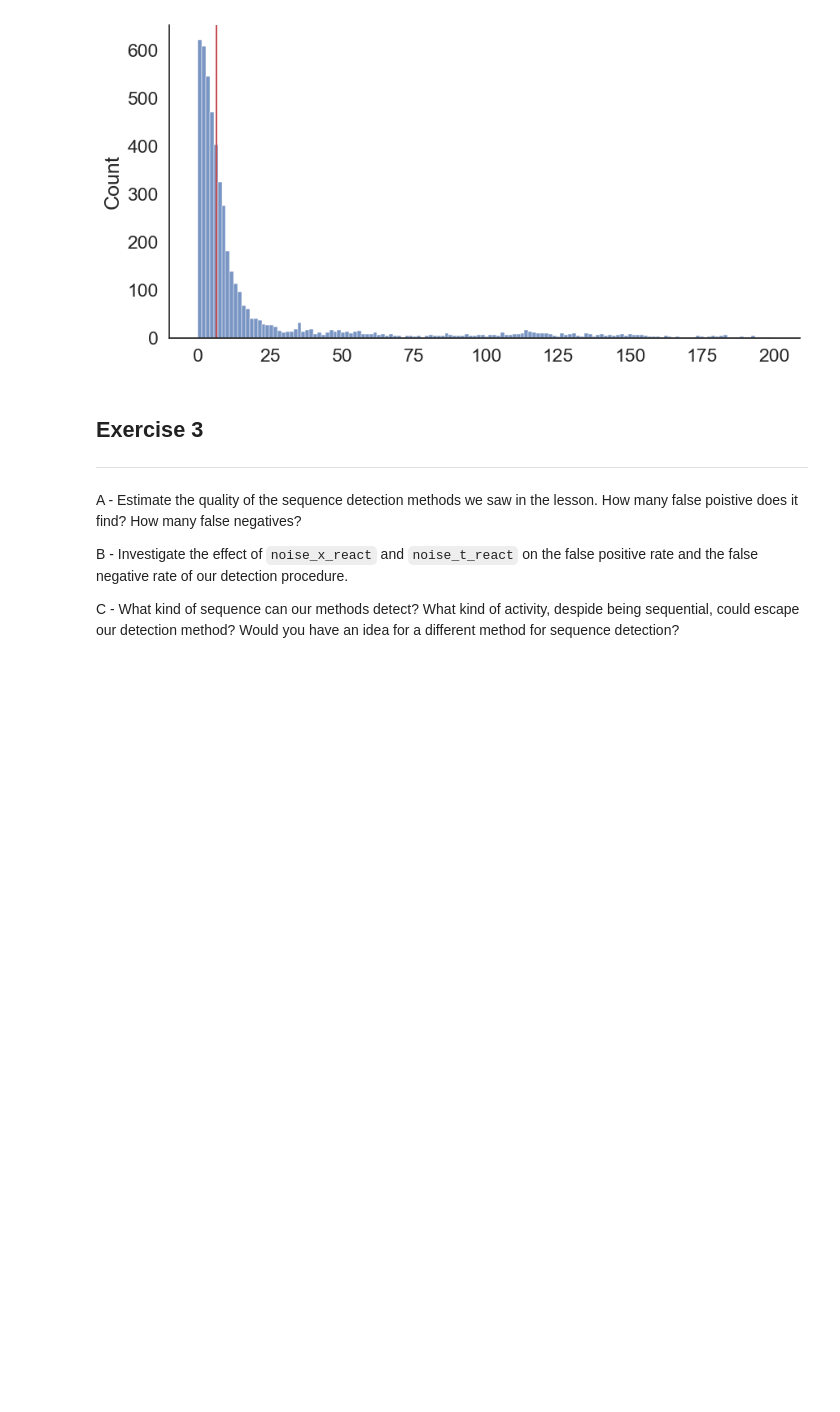
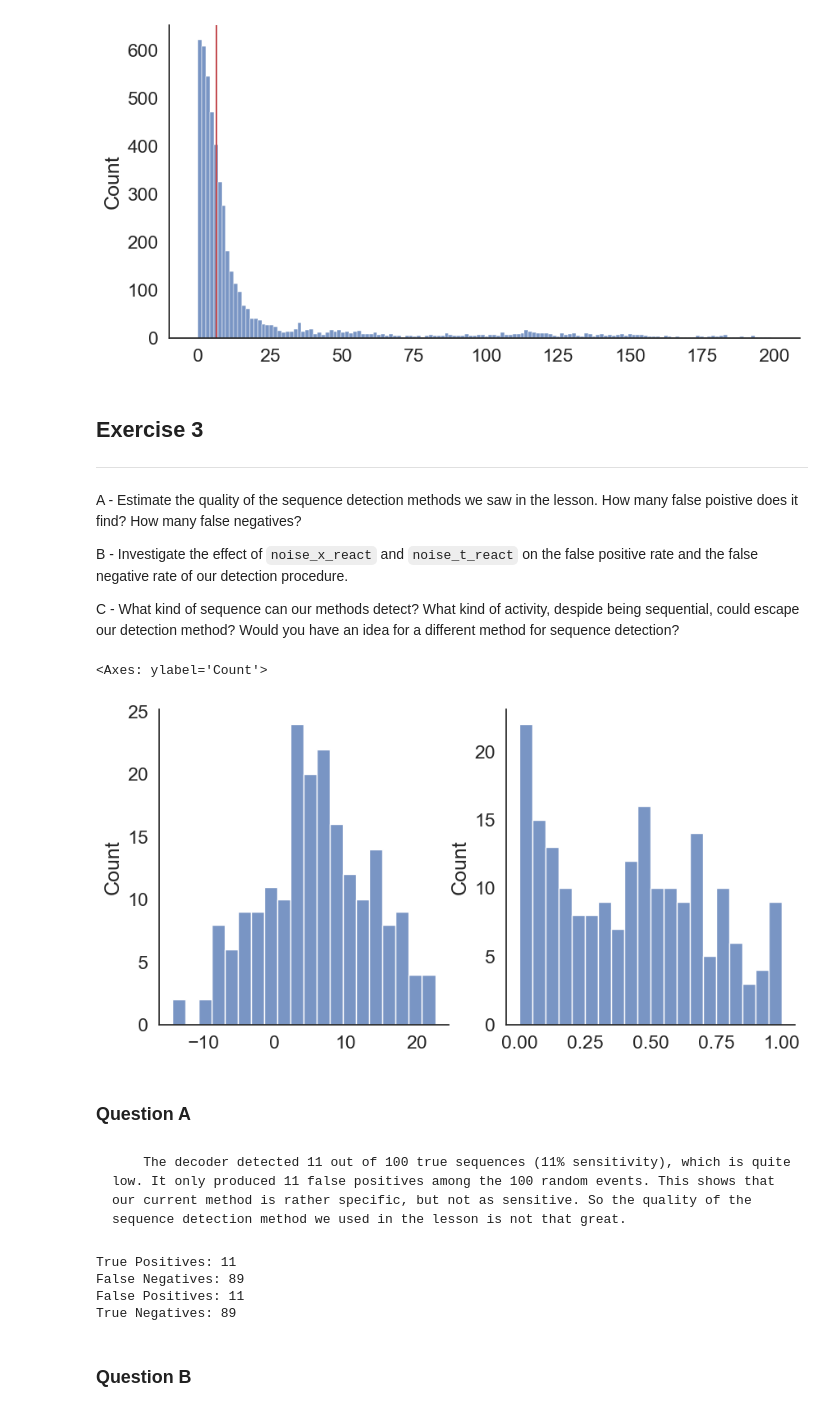
Before and after one commit to EvaMare/Neuro_Analysis, a Jupyter notebook: 3-population-methods-main/01-bayes-decoding/module_3a_exercises.ipynb, the cells around one changed output. Drawn from its saved outputs; the diff is of its cells as text; code cells hidden in the pictures; blank space fills up the shorter version.

```diff
--- a/3-population-methods-main/01-bayes-decoding/module_3a_exercises.ipynb
+++ b/3-population-methods-main/01-bayes-decoding/module_3a_exercises.ipynb
@@ -394,0 +452,75 @@ C - What kind of sequence can our methods detect? What kind of activity, despide
+# %%
+# to do: bayesian decoding
+t_resize = 10 # We use spikes from multiple time windows for the decoding
+
+reactivation_slopes = np.zeros(n_events)
+reactivation_pvalues = np.zeros(n_events)
+
+for event in range(n_events):
+
+    event_spikes = spikes_react[event]
+    spikes_sampled = np.zeros((n_cells,event_spikes.shape[1]//t_resize))
+
+    # We generate a new spike matrix with the re-sized window
+    for t_r in range(1,event_spikes.shape[1]//t_resize):
+        spikes_sampled[:,t_r] = np.sum(event_spikes[:,(t_r-1)*t_resize :(t_r)*t_resize],axis=1)
+
+
+    # We then perform decoding on the aggregated spikes
+    x_decoded = np.zeros(spikes_sampled.shape[1])
+
+    for t_bin in range(spikes_sampled.shape[1]):
+
+        if sum(spikes_count[t_bin,:])>0: # Check if the time window contains spikes
+
+            posterior = np.empty(firing_rate_maps.shape[-1])
+            for i in range(len(posterior)):
+                posterior[i] = sum(poisson.logpmf(spikes_sampled[:,t_bin],firing_rate_maps[:,i]*t_resize/fps)+pow(1,-15))
+
+            x_decoded[t_bin] = space_bins[np.argmax(posterior)]
+
+        else:
+            x_decoded[t_bin] = np.nan
+
+        # We fit a line to the decoded positions, and save the slope
+        slope,_ = np.polyfit(np.arange(len(x_decoded)),x_decoded,deg=1)
+        reactivation_slopes[event] = slope
+        # And calculate the pvalue of the pearson correlation
+        corr = pearsonr(np.arange(len(x_decoded)),x_decoded)
+        reactivation_pvalues[event] = corr[1]
+# %%
+plt.figure(figsize=(10,5))
+plt.subplot(1,2,1)
+sns.histplot(reactivation_slopes,bins=20)
+plt.subplot(1,2,2)
+sns.histplot(reactivation_pvalues,bins=20)
+# %% [output]
+<Axes: ylabel='Count'>
+[figure, added]
+# %% [markdown]
+### Question A
+# %% [markdown]
+        The decoder detected 11 out of 100 true sequences (11% sensitivity), which is quite low. It only produced 11 false positives among the 100 random events. This shows that our current method is rather specific, but not as sensitive. So the quality of the sequence detection method we used in the lesson is not that great.
+# %%
+# Decide what's considered a detected sequence
+detected_sequences = reactivation_pvalues < 0.05
+
+# First 100 events are true sequences
+true_positives = np.sum(detected_sequences[:n_events // 2])
+false_negatives = (n_events // 2) - true_positives
+
+# Last 100 events are random
+false_positives = np.sum(detected_sequences[n_events // 2:])
+true_negatives = (n_events // 2) - false_positives
+
+print("True Positives:", true_positives)
+print("False Negatives:", false_negatives)
+print("False Positives:", false_positives)
+print("True Negatives:", true_negatives)
+# %% [output]
+True Positives: 11
+False Negatives: 89
+False Positives: 11
+True Negatives: 89
+# %% [markdown]
+### Question B
```
Also changed, not shown: parts of 14 cells of this notebook.
